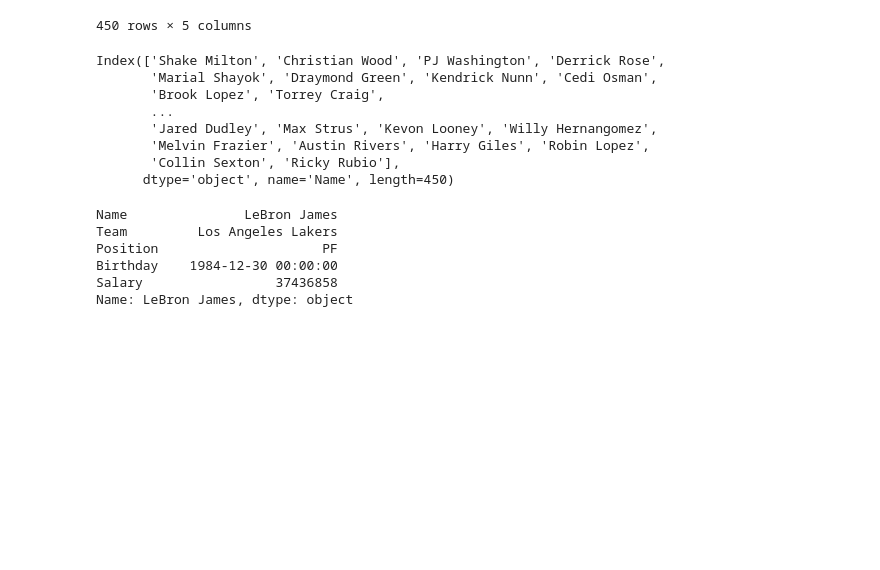
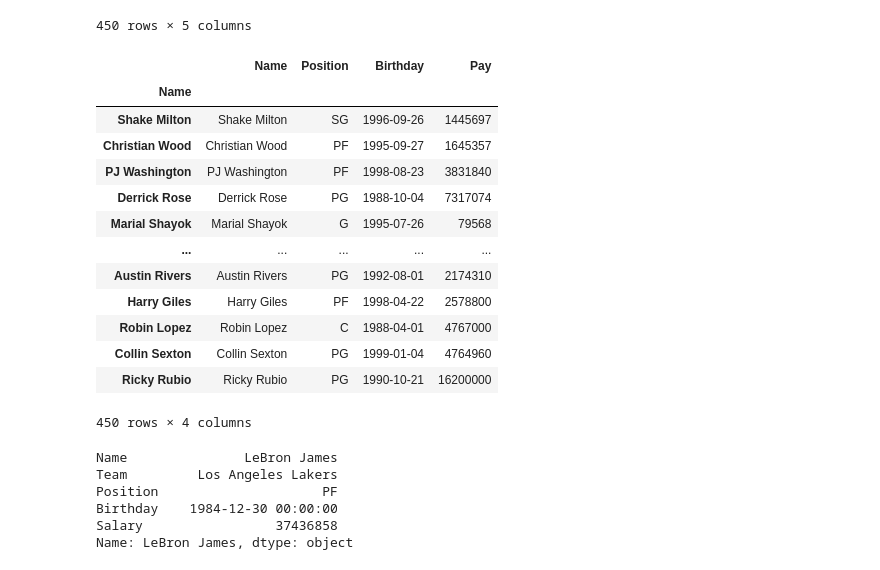
Before and after one commit to gassaf2/AA1614_assaf, a Jupyter notebook: week2/Notebook2.1.ipynb, the cells around one changed output. Cells and saved outputs as stored; diff of their text form; code cells hidden in the pictures; blank space fills up the shorter version.

```diff
--- a/week2/Notebook2.1.ipynb
+++ b/week2/Notebook2.1.ipynb
@@ -481,18 +497,25 @@ nba
 | 448 | Collin Sexton | Cleveland Cavaliers | PG | 1999-01-04 | 4764960 |
 | 449 | Ricky Rubio | Phoenix Suns | PG | 1990-10-21 | 16200000 |
 450 rows × 5 columns
-# %%
-nba.index = nba["Name"]
-nba.index
-# %% [output]
-Index(['Shake Milton', 'Christian Wood', 'PJ Washington', 'Derrick Rose',
-       'Marial Shayok', 'Draymond Green', 'Kendrick Nunn', 'Cedi Osman',
-       'Brook Lopez', 'Torrey Craig',
-       ...
-       'Jared Dudley', 'Max Strus', 'Kevon Looney', 'Willy Hernangomez',
-       'Melvin Frazier', 'Austin Rivers', 'Harry Giles', 'Robin Lopez',
-       'Collin Sexton', 'Ricky Rubio'],
-      dtype='object', name='Name', length=450)
+# %%
+nba.index = nba["Name"] # the command nba.index does not drop the column Name, it create a new index Name and keep the column Name.
+nba.index
+nba
+# %% [output]
+|  | Name | Position | Birthday | Pay |
+| Name |  |  |  |  |
+| Shake Milton | Shake Milton | SG | 1996-09-26 | 1445697 |
+| Christian Wood | Christian Wood | PF | 1995-09-27 | 1645357 |
+| PJ Washington | PJ Washington | PF | 1998-08-23 | 3831840 |
+| Derrick Rose | Derrick Rose | PG | 1988-10-04 | 7317074 |
+| Marial Shayok | Marial Shayok | G | 1995-07-26 | 79568 |
+| ... | ... | ... | ... | ... |
+| Austin Rivers | Austin Rivers | PG | 1992-08-01 | 2174310 |
+| Harry Giles | Harry Giles | PF | 1998-04-22 | 2578800 |
+| Robin Lopez | Robin Lopez | C | 1988-04-01 | 4767000 |
+| Collin Sexton | Collin Sexton | PG | 1999-01-04 | 4764960 |
+| Ricky Rubio | Ricky Rubio | PG | 1990-10-21 | 16200000 |
+450 rows × 4 columns
 # %%
 nba.loc["LeBron James"]
 # %% [output]
```
Also changed, not shown: parts of 22 cells of this notebook.
